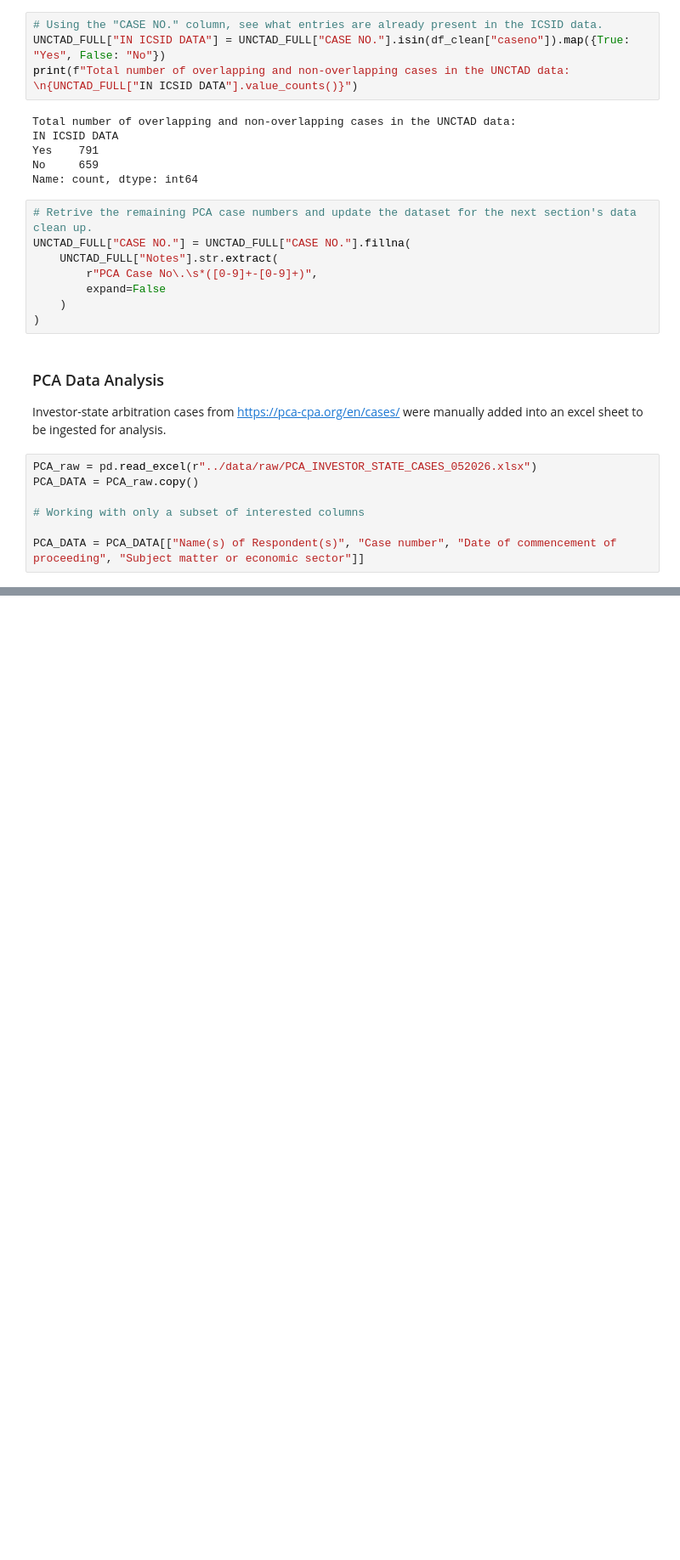
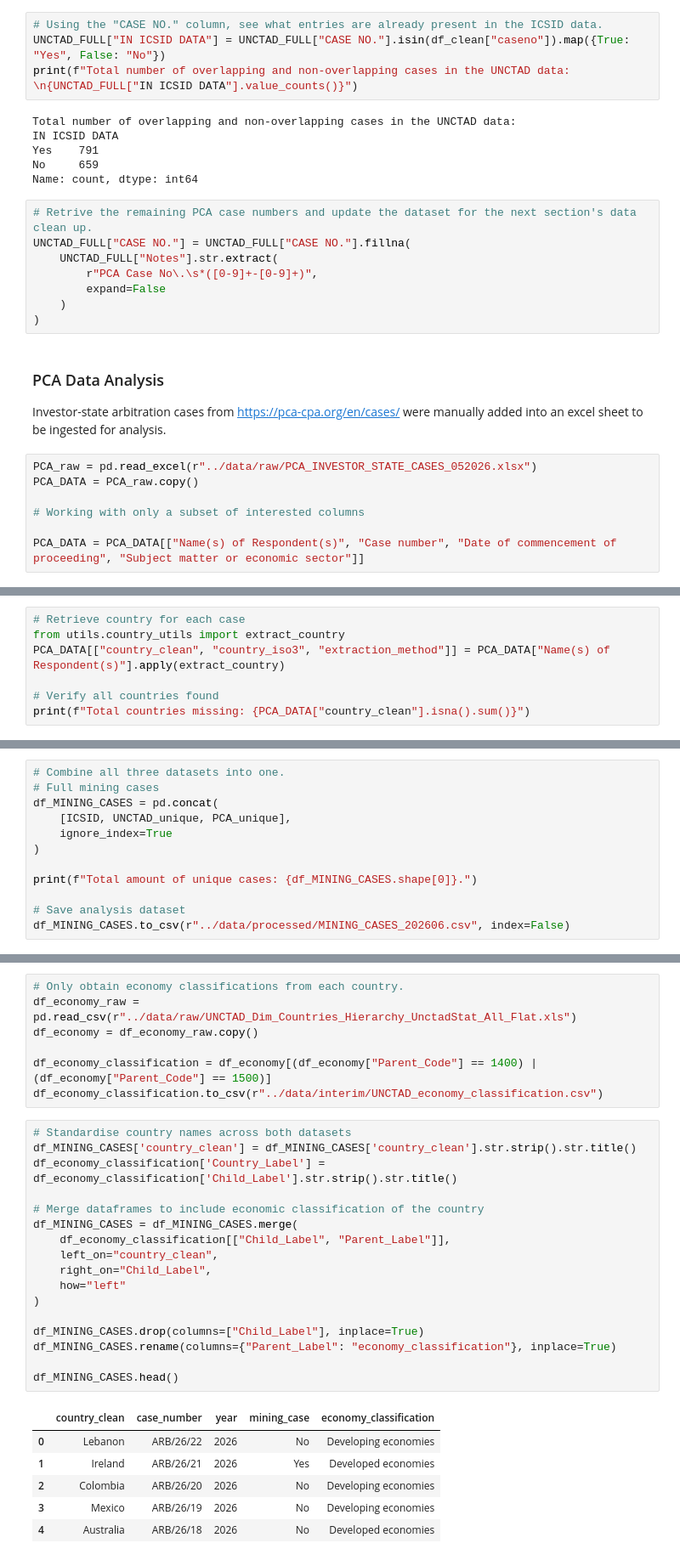
Before and after one commit to elgodwin-qmul/ISDS, a Jupyter notebook: notebooks/analysis.ipynb, the cells around one changed output, grey strips where cells are left out. Shown at 85% size. Cells and saved outputs as stored; diff of their text form; blank space fills up the shorter version.

Commit message:
Classify all country enconomies as either developing or developed for analysis

```diff
--- a/notebooks/analysis.ipynb
+++ b/notebooks/analysis.ipynb
@@ -413,0 +437,7 @@ ImportError: cannot import name 'PCA_MANUAL_DATE_CLEANUP' from 'utils.constant_v
+# %%
+# Retrieve country for each case
+from utils.country_utils import extract_country
+PCA_DATA[["country_clean", "country_iso3", "extraction_method"]] = PCA_DATA["Name(s) of Respondent(s)"].apply(extract_country)
+
+# Verify all countries found
+print(f"Total countries missing: {PCA_DATA["country_clean"].isna().sum()}")
@@ -413,0 +489,12 @@ ImportError: cannot import name 'PCA_MANUAL_DATE_CLEANUP' from 'utils.constant_v
+# %%
+# Combine all three datasets into one.
+# Full mining cases
+df_MINING_CASES = pd.concat(
+    [ICSID, UNCTAD_unique, PCA_unique],
+    ignore_index=True
+)
+
+print(f"Total amount of unique cases: {df_MINING_CASES.shape[0]}.")
+
+# Save analysis dataset
+df_MINING_CASES.to_csv(r"../data/processed/MINING_CASES_202606.csv", index=False)
@@ -413,0 +506,31 @@ ImportError: cannot import name 'PCA_MANUAL_DATE_CLEANUP' from 'utils.constant_v
+# %%
+# Only obtain economy classifications from each country.
+df_economy_raw = pd.read_csv(r"../data/raw/UNCTAD_Dim_Countries_Hierarchy_UnctadStat_All_Flat.xls")
+df_economy = df_economy_raw.copy()
+
+df_economy_classification = df_economy[(df_economy["Parent_Code"] == 1400) | (df_economy["Parent_Code"] == 1500)]
+df_economy_classification.to_csv(r"../data/interim/UNCTAD_economy_classification.csv")
+# %%
+# Standardise country names across both datasets
+df_MINING_CASES['country_clean'] = df_MINING_CASES['country_clean'].str.strip().str.title()
+df_economy_classification['Country_Label'] = df_economy_classification['Child_Label'].str.strip().str.title()
+
+# Merge dataframes to include economic classification of the country
+df_MINING_CASES = df_MINING_CASES.merge(
+    df_economy_classification[["Child_Label", "Parent_Label"]],
+    left_on="country_clean",
+    right_on="Child_Label",
+    how="left"
+)
+
+df_MINING_CASES.drop(columns=["Child_Label"], inplace=True)
+df_MINING_CASES.rename(columns={"Parent_Label": "economy_classification"}, inplace=True)
+
+df_MINING_CASES.head()
+# %% [output]
+|  | country_clean | case_number | year | mining_case | economy_classification |
+| 0 | Lebanon | ARB/26/22 | 2026 | No | Developing economies |
+| 1 | Ireland | ARB/26/21 | 2026 | Yes | Developed economies |
+| 2 | Colombia | ARB/26/20 | 2026 | No | Developing economies |
+| 3 | Mexico | ARB/26/19 | 2026 | No | Developing economies |
+| 4 | Australia | ARB/26/18 | 2026 | No | Developed economies |
```
Also changed, not shown: parts of 15 cells of this notebook, 4 other files.
